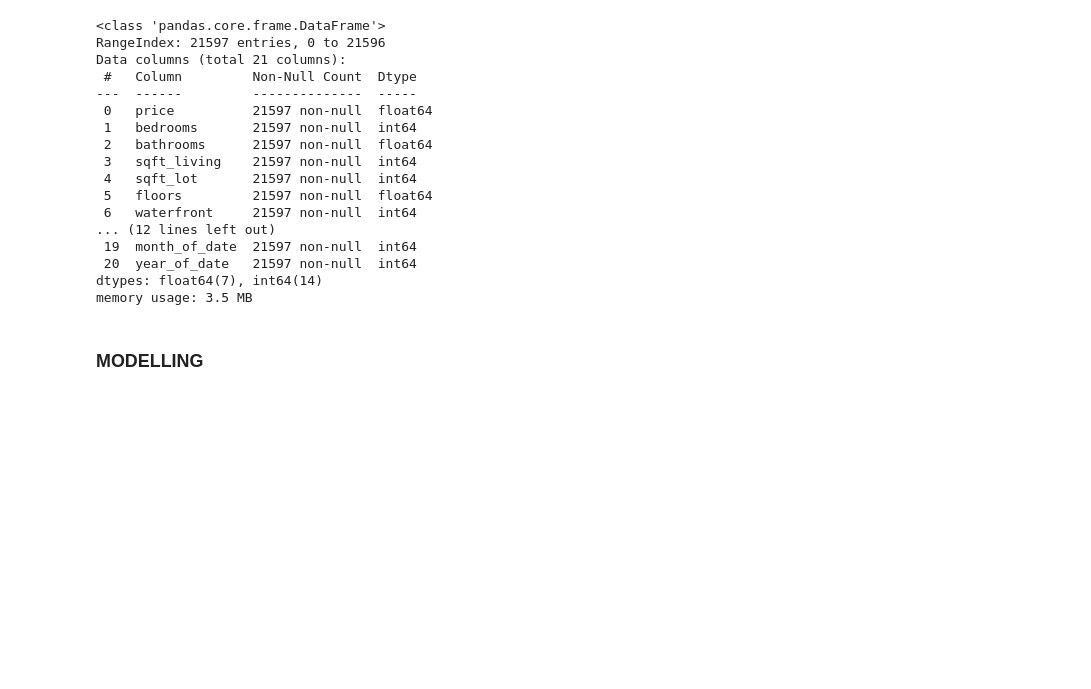
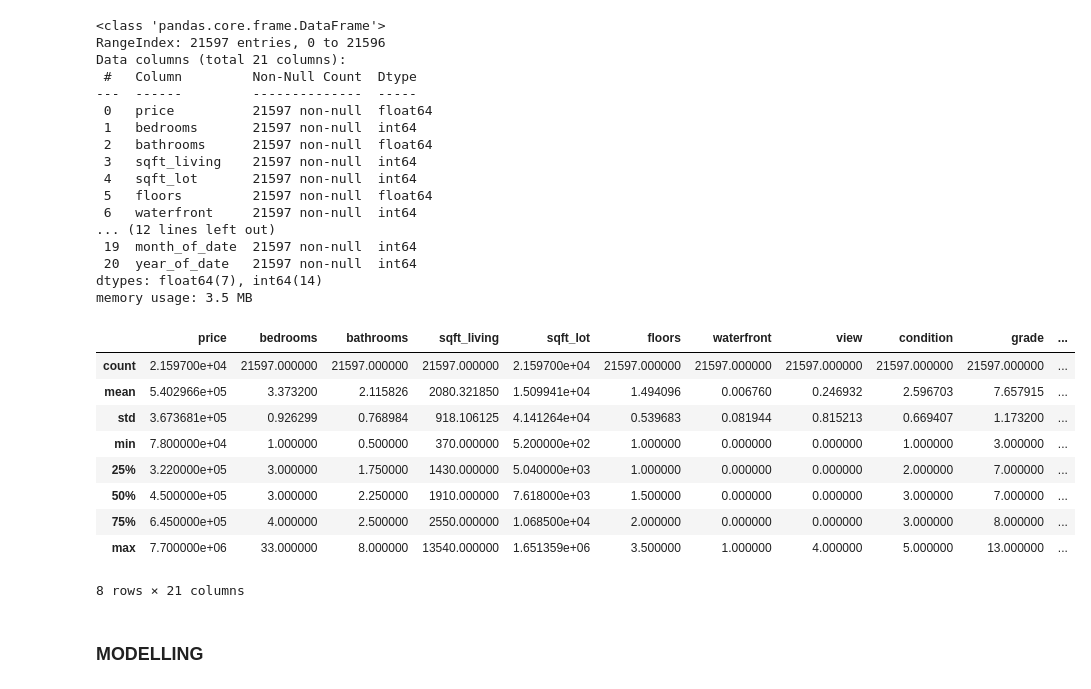
Before and after one commit to JEr1yAnalst/dsc-phase-2project_group7, a Jupyter notebook: student.ipynb, the cells around one changed output. Drawn from its saved outputs; the diff is of its cells as text; code cells hidden in the pictures; blank space fills up the shorter version.

```diff
--- a/student.ipynb
+++ b/student.ipynb
@@ -647,6 +647,19 @@ Data columns (total 21 columns):
  20  year_of_date   21597 non-null  int64
 dtypes: float64(7), int64(14)
 memory usage: 3.5 MB
+# %%
+df.describe()
+# %% [output]
+|  | price | bedrooms | bathrooms | sqft_living | sqft_lot | floors | waterfront | view | condition | grade | ... |
+| count | 2.159700e+04 | 21597.000000 | 21597.000000 | 21597.000000 | 2.159700e+04 | 21597.000000 | 21597.000000 | 21597.000000 | 21597.000000 | 21597.000000 | ... |
+| mean | 5.402966e+05 | 3.373200 | 2.115826 | 2080.321850 | 1.509941e+04 | 1.494096 | 0.006760 | 0.246932 | 2.596703 | 7.657915 | ... |
+| std | 3.673681e+05 | 0.926299 | 0.768984 | 918.106125 | 4.141264e+04 | 0.539683 | 0.081944 | 0.815213 | 0.669407 | 1.173200 | ... |
+| min | 7.800000e+04 | 1.000000 | 0.500000 | 370.000000 | 5.200000e+02 | 1.000000 | 0.000000 | 0.000000 | 1.000000 | 3.000000 | ... |
+| 25% | 3.220000e+05 | 3.000000 | 1.750000 | 1430.000000 | 5.040000e+03 | 1.000000 | 0.000000 | 0.000000 | 2.000000 | 7.000000 | ... |
+| 50% | 4.500000e+05 | 3.000000 | 2.250000 | 1910.000000 | 7.618000e+03 | 1.500000 | 0.000000 | 0.000000 | 3.000000 | 7.000000 | ... |
+| 75% | 6.450000e+05 | 4.000000 | 2.500000 | 2550.000000 | 1.068500e+04 | 2.000000 | 0.000000 | 0.000000 | 3.000000 | 8.000000 | ... |
+| max | 7.700000e+06 | 33.000000 | 8.000000 | 13540.000000 | 1.651359e+06 | 3.500000 | 1.000000 | 4.000000 | 5.000000 | 13.000000 | ... |
+8 rows × 21 columns
 # %% [markdown]
 ### MODELLING
 # %% [markdown]
```
